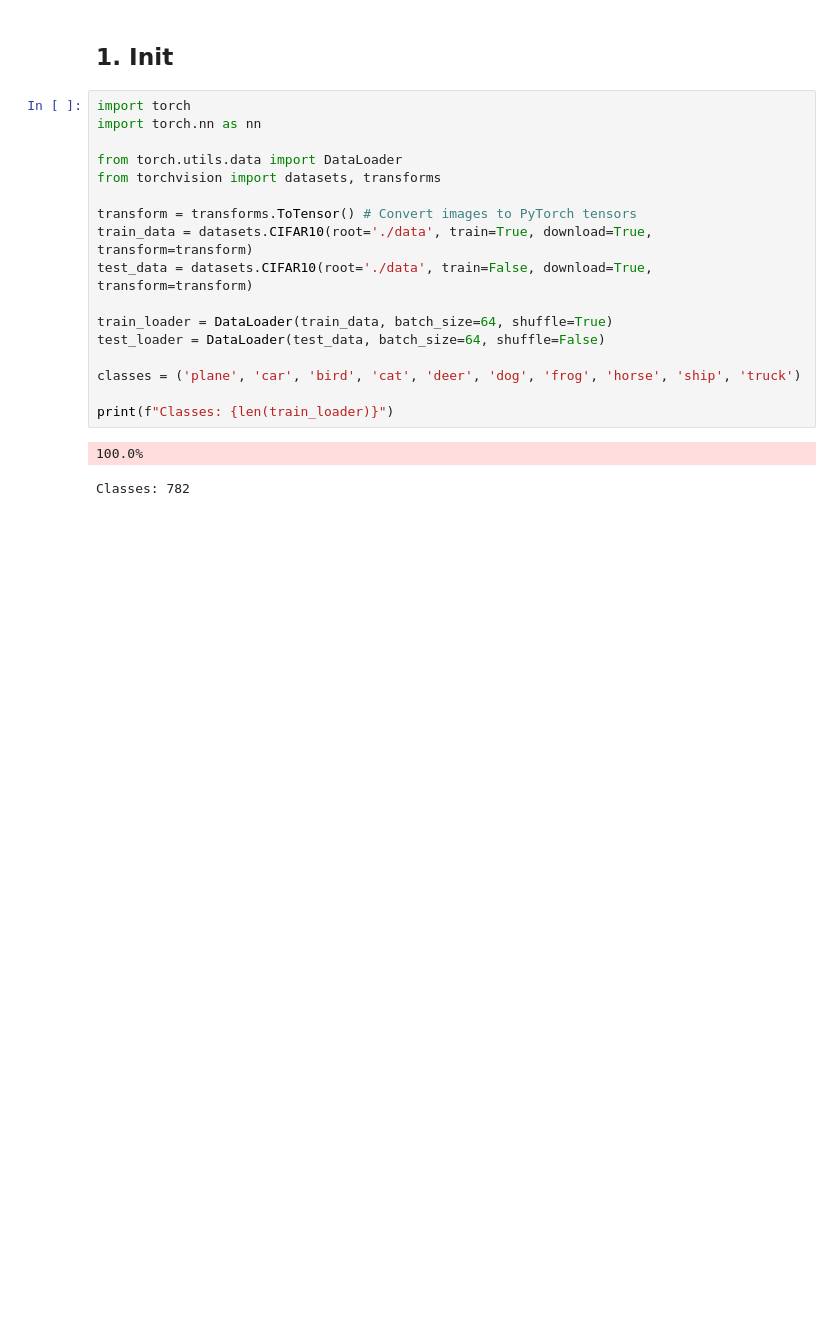
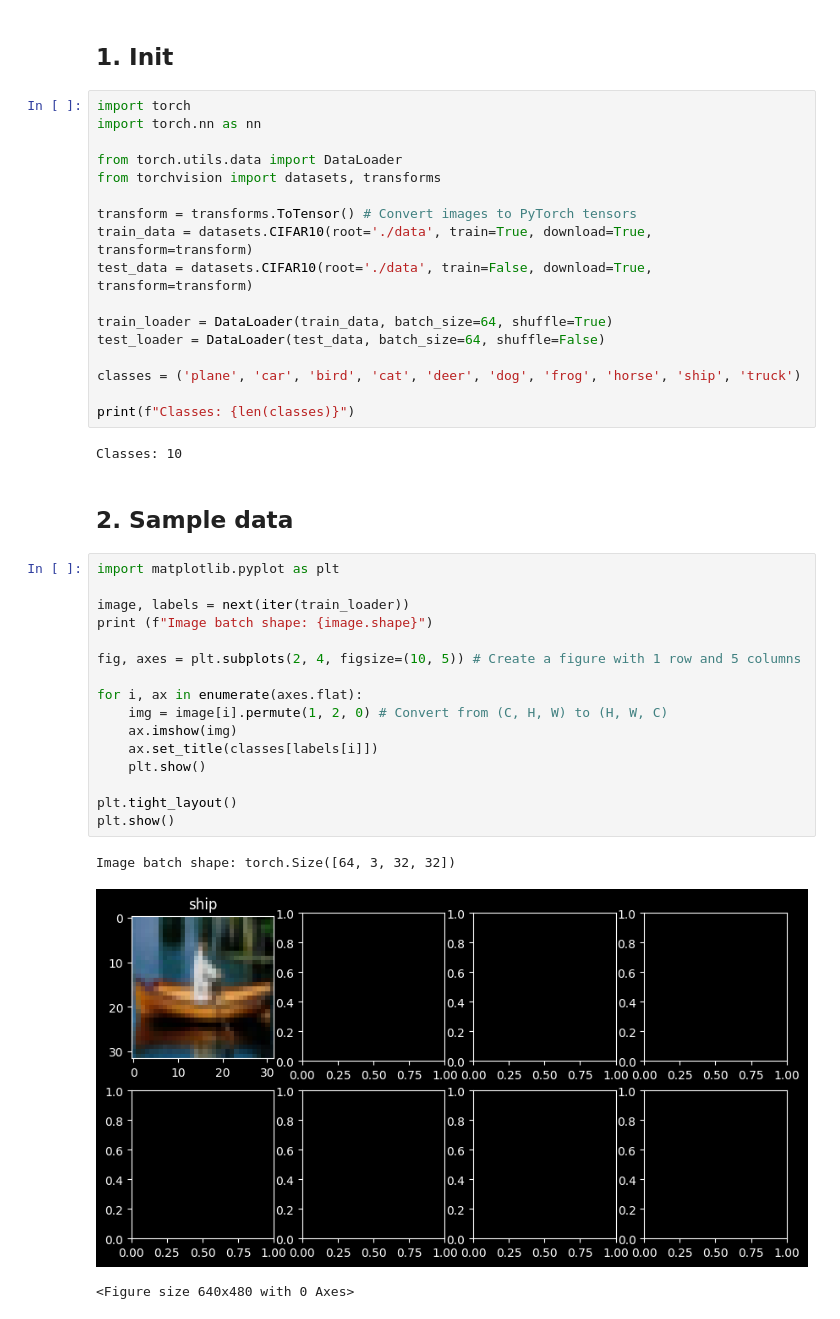
Before and after one commit to rexchoppers/model-building, a Jupyter notebook: notebooks/cifar10_cnn.ipynb, the cells around one changed output. Drawn from its saved outputs; the diff is of its cells as text; blank space fills up the shorter version.

```diff
--- a/notebooks/cifar10_cnn.ipynb
+++ b/notebooks/cifar10_cnn.ipynb
@@ -16,7 +16,28 @@ test_loader = DataLoader(test_data, batch_size=64, shuffle=False)
 
 classes = ('plane', 'car', 'bird', 'cat', 'deer', 'dog', 'frog', 'horse', 'ship', 'truck')
 
-print(f"Classes: {len(train_loader)}")
+print(f"Classes: {len(classes)}")
 # %% [output]
-100.0%
+Classes: 10
-Classes: 782
+# %% [markdown]
+## 2. Sample data
+# %%
+import matplotlib.pyplot as plt
+
+image, labels = next(iter(train_loader))
+print (f"Image batch shape: {image.shape}")
+
+fig, axes = plt.subplots(2, 4, figsize=(10, 5)) # Create a figure with 1 row and 5 columns
+
+for i, ax in enumerate(axes.flat):
+    img = image[i].permute(1, 2, 0) # Convert from (C, H, W) to (H, W, C)
+    ax.imshow(img)
+    ax.set_title(classes[labels[i]])
+    plt.show()
+
+plt.tight_layout()
+plt.show()
+# %% [output]
+Image batch shape: torch.Size([64, 3, 32, 32])
+[figure, added]
+<Figure size 640x480 with 0 Axes>
```
Also changed, not shown: parts of 6 cells of this notebook.
